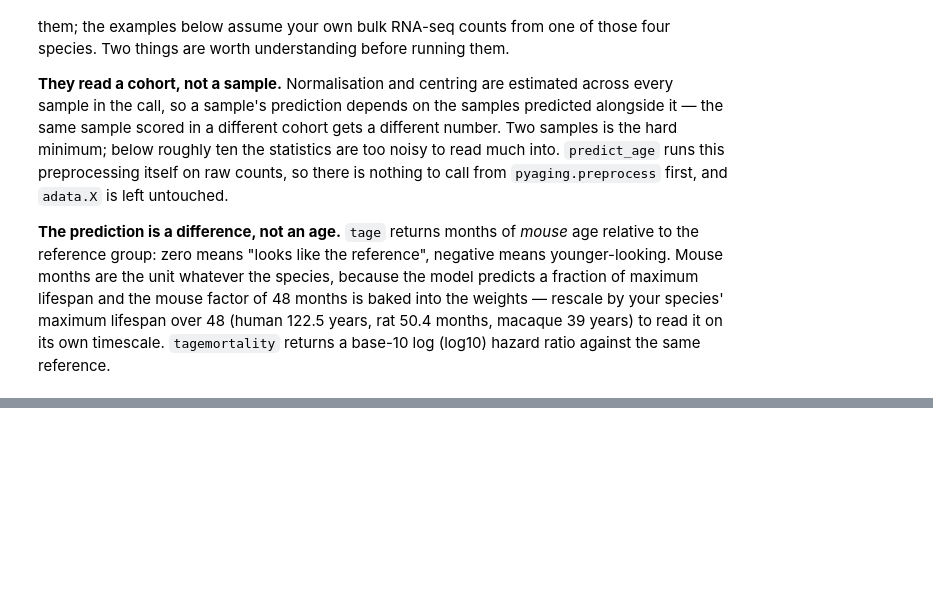
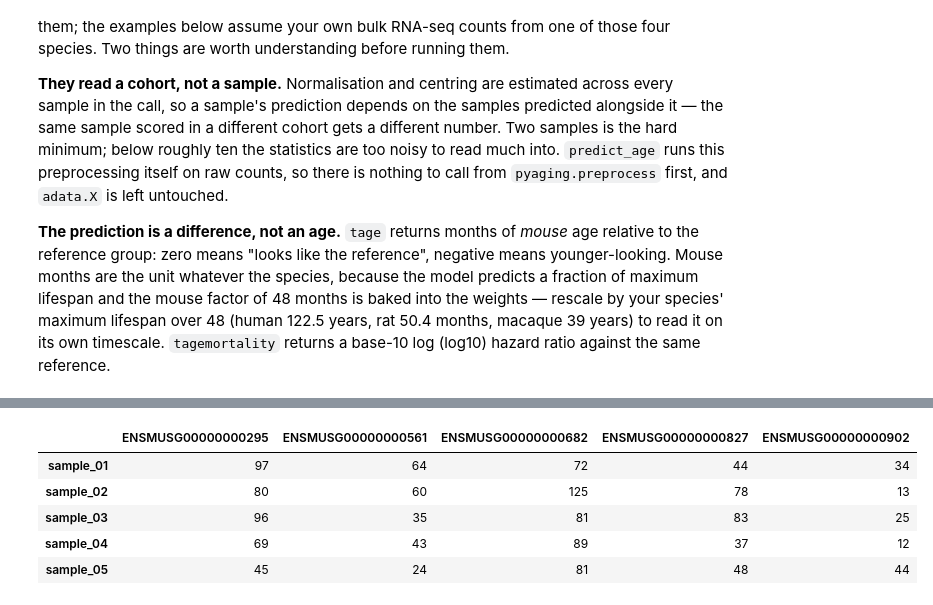
Before and after one commit to lucascamillomd/pyaging, a Jupyter notebook: tutorials/tutorial_rnaseq.ipynb, the cells around one changed output, grey strips where cells are left out. Drawn from its saved outputs; the diff is of its cells as text; code cells hidden in the pictures; blank space fills up the shorter version.

```diff
--- a/tutorials/tutorial_rnaseq.ipynb
+++ b/tutorials/tutorial_rnaseq.ipynb
@@ -148,0 +112,84 @@ What the preprocessing actually did — the species it used, how many genes mapp
+# %%
+import numpy as np
+
+# Real mouse Ensembl IDs, stored as their numeric suffixes to keep the cell short.
+# Real identifiers matter here: pyaging maps them onto the mouse Entrez IDs the
+# models are defined over, and invented ones would map to nothing.
+GENE_SUFFIXES = """
+00000000295,00000000561,00000000682,00000000827,00000000902,00000001053,00000001445,00000001555,00000001627,
+00000001661,00000002108,00000002297,00000002409,00000002763,00000002778,00000003299,00000003420,00000003527,
+00000003865,00000004056,00000004187,00000004221,00000004317,00000004364,00000004929,00000005125,00000005131,
+00000005320,00000005580,00000005897,00000006310,00000006442,00000006527,00000006678,00000006731,00000007080,
+00000007411,00000007892,00000008575,00000008892,00000009376,00000010044,00000010376,00000010406,00000011114,
+00000012017,00000012117,00000012609,00000013787,00000014243,00000014294,00000014550,00000015023,00000015090,
+00000015094,00000015112,00000016494,00000017057,00000017478,00000017781,00000018008,00000018378,00000018572,
+00000018983,00000019659,00000019761,00000019768,00000019791,00000019843,00000020021,00000020022,00000020116,
+00000020196,00000020198,00000020231,00000020340,00000020456,00000020459,00000020463,00000020527,00000020781,
+00000020841,00000020900,00000021213,00000021281,00000021282,00000021339,00000021390,00000021481,00000021532,
+00000021546,00000021738,00000021759,00000021785,00000021904,00000021998,00000022022,00000022236,00000022304,
+00000022546,00000022621,00000022770,00000022787,00000022820,00000022868,00000022889,00000022898,00000022941,
+00000022972,00000022978,00000023832,00000023882,00000023991,00000024174,00000024325,00000024381,00000024383,
+00000024414,00000024431,00000024487,00000024667,00000024677,00000024694,00000024736,00000024737,00000024764,
+00000024792,00000024841,00000024862,00000024875,00000024925,00000025154,00000025189,00000025290,00000025316,
+00000025856,00000025915,00000025940,00000026031,00000026159,00000026175,00000026201,00000026219,00000026235,
+00000026240,00000026249,00000026270,00000026319,00000026458,00000026649,00000026712,00000026827,00000027087,
+00000027184,00000027185,00000027254,00000027463,00000027478,00000027668,00000027827,00000027835,00000027882,
+00000028024,00000028033,00000028034,00000028339,00000028394,00000028412,00000028453,00000028496,00000028518,
+00000028631,00000028639,00000028688,00000028759,00000028822,00000028948,00000029060,00000029068,00000029136,
+00000029165,00000029175,00000029227,00000029260,00000029291,00000029405,00000029559,00000029686,00000029700,
+00000029718,00000029725,00000029729,00000029765,00000029804,00000029862,00000030301,00000030342,00000030352,
+00000030662,00000030703,00000030729,00000030752,00000031060,00000031157,00000031232,00000031400,00000031453,
+00000031534,00000031563,00000031639,00000031673,00000031805,00000031864,00000031877,00000031928,00000031960,
+00000031993,00000032035,00000032042,00000032068,00000032193,00000032244,00000032301,00000032324,00000032398,
+00000032411,00000032513,00000032562,00000032582,00000032593,00000032606,00000032812,00000032846,00000032897,
+00000032932,00000032942,00000033021,00000033065,00000033088,00000033633,00000033658,00000033715,00000033909,
+00000033948,00000033965,00000034120,00000034463,00000034601,00000034648,00000034744,00000034762,00000034875,
+00000034947,00000035086,00000035212,00000035235,00000035296,00000035407,00000035673,00000035697,00000035735,
+00000035770,00000035845,00000035878,00000035885,00000036053,00000036241,00000036285,00000036528,00000036615,
+00000036639,00000036641,00000036731,00000036943,00000036948,00000036975,00000036989,00000037104,00000037411,
+00000037773,00000038127,00000038201,00000038417,00000038485,00000038489,00000038495,00000038506,00000038508,
+00000038623,00000038685,00000038717,00000038721,00000038843,00000038855,00000038895,00000038930,00000039202,
+00000039246,00000039253,00000039607,00000039639,00000039678,00000039713,00000039982,00000040044,00000040105,
+00000040177,00000040263,00000040265,00000040283,00000040339,00000040363,00000040669,00000040687,00000040761,
+00000040855,00000040985,00000041012,00000041164,00000041193,00000041248,00000041654,00000041939,00000042046,
+00000042203,00000042284,00000042293,00000042303,00000042505,00000042712,00000042743,00000043085,00000043219,
+00000043411,00000043518,00000044066,00000044254,00000044258,00000044847,00000044864,00000045136,00000045252,
+00000045282,00000045319,00000045374,00000045503,00000045969,00000045980,00000046345,00000046402,00000046408,
+00000046667,00000047146,00000047539,00000047694,00000048065,00000048310,00000048424,00000048478,00000048572,
+00000048661,00000049288,00000049303,00000049422,00000049760,00000049775,00000049878,00000050022,00000050097,
+00000050144,00000050608,00000051236,00000051256,00000051439,00000051615,00000052188,00000052384,00000052688,
+00000052837,00000052957,00000053390,00000053414,00000053646,00000054021,00000054659,00000054942,00000055003,
+00000055013,00000055024,00000055320,00000055435,00000055493,00000056076,00000056234,00000056429,00000056598,
+00000056917,00000057110,00000058503,00000058706,00000058709,00000059355,00000060216,00000060438,00000060739,
+00000060913,00000060935,00000061028,00000061477,00000061479,00000061650,00000062300,00000062515,00000062694,
+00000063065,00000063358,00000063362,00000063659,00000063663,00000063849,00000066512,00000066705,00000067144,
+00000067219,00000068551,00000068923,00000069456,00000069769,00000070283,00000070284,00000070420,00000070427,
+00000070520,00000070583,00000070934,00000071456,00000071713,00000072235,00000072849,00000073940,00000074030,
+00000075025,00000075520,00000075590,00000075702,00000076435,00000078486,00000078648,00000078779,00000079037,
+00000079105,00000079111,00000079293,00000079610,00000083992,00000084106,00000084111,00000085541,00000085645,
+00000085665,00000085779,00000086003,00000086567,00000086746,00000086859,00000086868,00000087177,00000089832,
+00000089889,00000090213,00000091144,00000091387,00000091811,00000093930,00000094686,00000095253,00000095687,
+00000096606,00000097039,00000097174,00000097321,00000101304,00000102976,00000103088,00000103160,00000104459,
+00000108322,00000110540,00000111186,00000112041,00000113178,00000116996,00000118559,00000120047,00000120146,
+00000120183,00000120456,00000120992,00000121053,00002076161
+"""
+
+genes = ["ENSMUSG" + suffix for suffix in "".join(GENE_SUFFIXES.split()).split(",")]
+samples = [f"sample_{i:02d}" for i in range(1, 9)]
+
+rng = np.random.default_rng(0)
+gene_means = rng.lognormal(mean=4.0, sigma=1.2, size=len(genes))
+counts = pd.DataFrame(
+    rng.poisson(gene_means * rng.lognormal(0.0, 0.3, size=(len(samples), len(genes)))),
+    index=samples,
+    columns=genes,
+)
+counts["treatment"] = ["control"] * 4 + ["treated"] * 4
+counts.iloc[:5, :5]
+# %% [output]
+|  | ENSMUSG00000000295 | ENSMUSG00000000561 | ENSMUSG00000000682 | ENSMUSG00000000827 | ENSMUSG00000000902 |
+| sample_01 | 97 | 64 | 72 | 44 | 34 |
+| sample_02 | 80 | 60 | 125 | 78 | 13 |
+| sample_03 | 96 | 35 | 81 | 83 | 25 |
+| sample_04 | 69 | 43 | 89 | 37 | 12 |
+| sample_05 | 45 | 24 | 81 | 48 | 44 |
```
Also changed, not shown: parts of 18 cells of this notebook, 1 other file.
